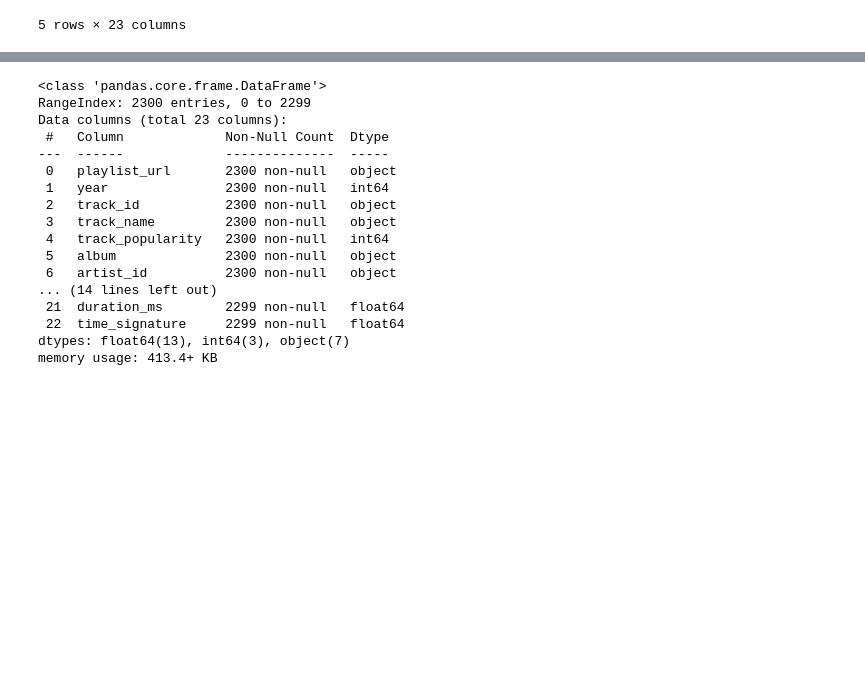
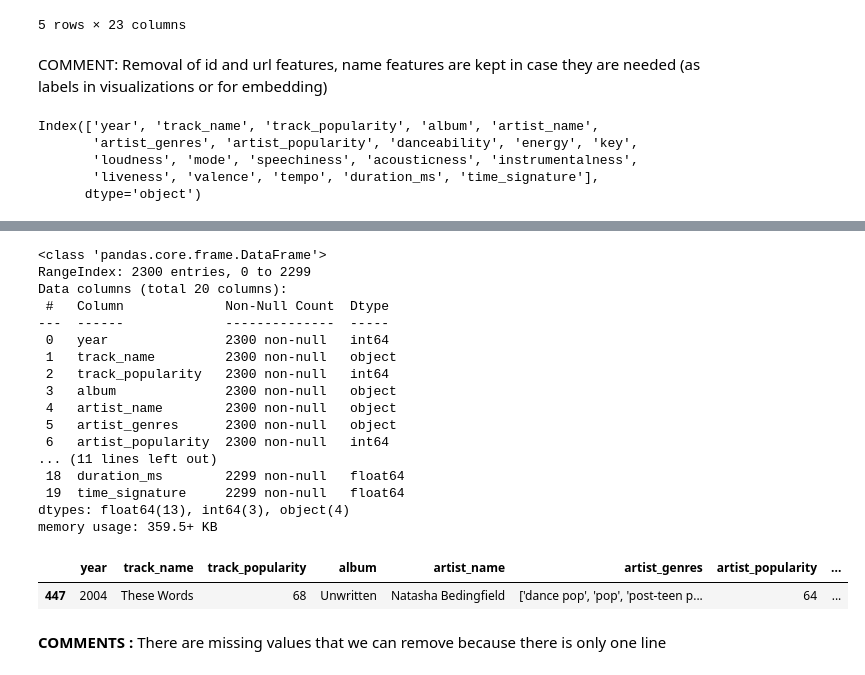
Before and after one commit to fxcollot/SpotifyUnsupervised, a Jupyter notebook: Spotify_2.ipynb, the cells around one changed output, grey strips where cells are left out. Drawn from its saved outputs; the diff is of its cells as text; code cells hidden in the pictures; blank space fills up the shorter version.

```diff
--- a/Spotify_2.ipynb
+++ b/Spotify_2.ipynb
@@ -37,6 +37,18 @@ spotify.head()
 | 3 | https://open.spotify.com/playlist... | 2000 | 60a0Rd6pjrkxjPbaKzXjfq | In the End | 88 | Hybrid Theory (Bonus Edition) | 6XyY86QOPPrYVGvF9ch6wz | Linkin Park | ... |
 | 4 | https://open.spotify.com/playlist... | 2000 | 62bOmKYxYg7dhrC6gH9vFn | Bye Bye Bye | 74 | No Strings Attached | 6Ff53KvcvAj5U7Z1vojB5o | *NSYNC | ... |
 5 rows × 23 columns
+# %% [markdown]
+COMMENT: Removal of id and url features, name features are kept in case they are needed (as labels in visualizations or for embedding)
+# %%
+spotify = spotify.drop(spotify.columns[[0,2,6]] ,axis=1)
+# verification
+spotify.columns
+# %% [output]
+Index(['year', 'track_name', 'track_popularity', 'album', 'artist_name',
+       'artist_genres', 'artist_popularity', 'danceability', 'energy', 'key',
+       'loudness', 'mode', 'speechiness', 'acousticness', 'instrumentalness',
+       'liveness', 'valence', 'tempo', 'duration_ms', 'time_signature'],
+      dtype='object')
 # %%
 spotify.describe()
 # %% [output]
@@ -54,18 +66,26 @@ spotify.info()
 # %% [output]
 <class 'pandas.core.frame.DataFrame'>
 RangeIndex: 2300 entries, 0 to 2299
-Data columns (total 23 columns):
+Data columns (total 20 columns):
  #   Column             Non-Null Count  Dtype
 ---  ------             --------------  -----
- 0   playlist_url       2300 non-null   object
- 1   year               2300 non-null   int64
- 2   track_id           2300 non-null   object
- 3   track_name         2300 non-null   object
- 4   track_popularity   2300 non-null   int64
- 5   album              2300 non-null   object
- 6   artist_id          2300 non-null   object
-... (14 lines left out)
- 21  duration_ms        2299 non-null   float64
- 22  time_signature     2299 non-null   float64
-dtypes: float64(13), int64(3), object(7)
-memory usage: 413.4+ KB
+ 0   year               2300 non-null   int64
+ 1   track_name         2300 non-null   object
+ 2   track_popularity   2300 non-null   int64
+ 3   album              2300 non-null   object
+ 4   artist_name        2300 non-null   object
+ 5   artist_genres      2300 non-null   object
+ 6   artist_popularity  2300 non-null   int64
+... (11 lines left out)
+ 18  duration_ms        2299 non-null   float64
+ 19  time_signature     2299 non-null   float64
+dtypes: float64(13), int64(3), object(4)
+memory usage: 359.5+ KB
+# %%
+spotify[spotify.isna().any(axis=1)]
+# %% [output]
+|  | year | track_name | track_popularity | album | artist_name | artist_genres | artist_popularity | ... |
+| 447 | 2004 | These Words | 68 | Unwritten | Natasha Bedingfield | ['dance pop', 'pop', 'post-teen p... | 64 | ... |
+# %% [markdown]
+**COMMENTS :**
+There are missing values that we can remove because there is only one line
```
Also changed, not shown: parts of 6 cells of this notebook.
